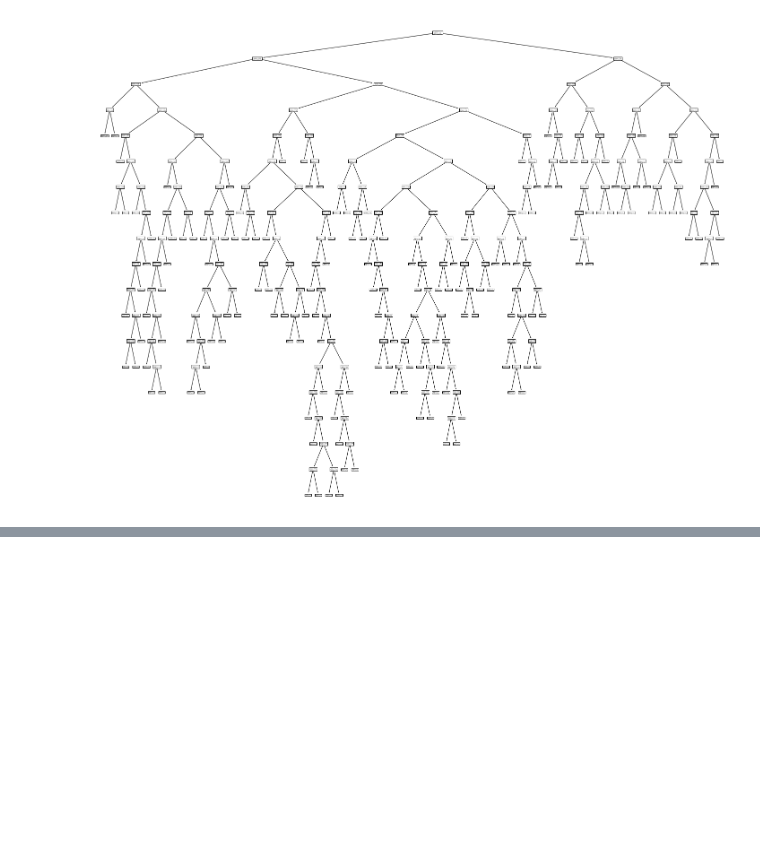
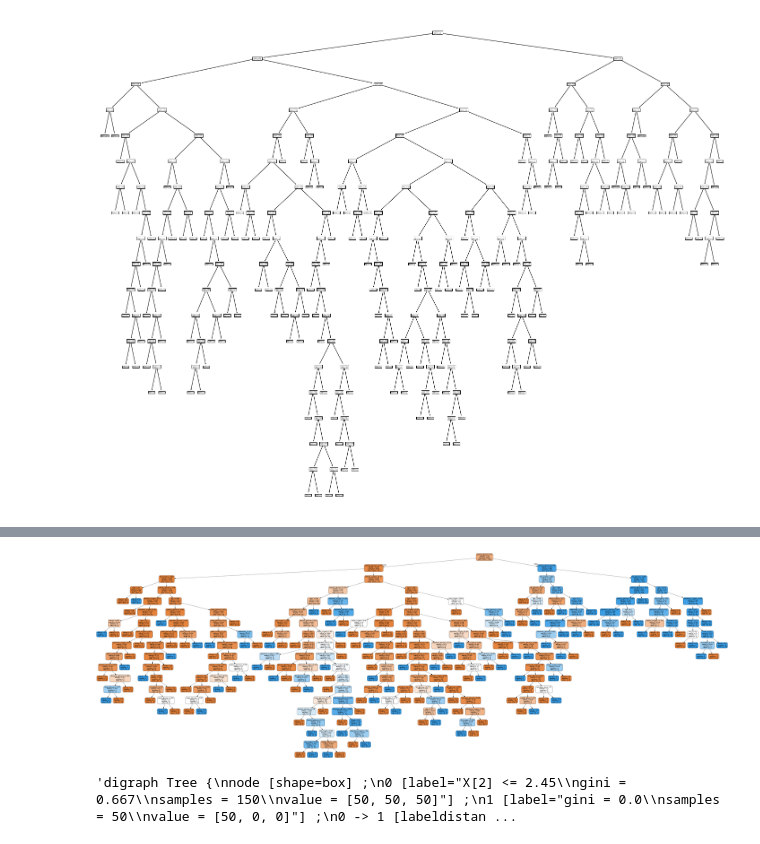
Before and after one commit to martinbudinsky3/diabetes-prediction, a Jupyter notebook: Budinsky_Balekova_Strojove_ucenie.ipynb, the cells around one changed output, grey strips where cells are left out. Drawn from its saved outputs; the diff is of its cells as text; code cells hidden in the pictures; blank space fills up the shorter version.

```diff
--- a/Budinsky_Balekova_Strojove_ucenie.ipynb
+++ b/Budinsky_Balekova_Strojove_ucenie.ipynb
@@ -727,0 +760,26 @@ ExecutableNotFound: failed to execute ['dot', '-Tsvg'], make sure the Graphviz e
+# %%
+from six import StringIO
+from IPython.display import Image
+from sklearn.tree import export_graphviz
+import pydotplus
+
+dot_data = StringIO()
+export_graphviz(cls, out_file=dot_data,
+               filled=True, rounded=True,
+               feature_names=train_data_without_cols.columns,
+               special_characters=True)
+graph = pydotplus.graph_from_dot_data(dot_data.getvalue())
+Image(graph.create_png())
+# %% [output]
+[figure, added]
+# %%
+from sklearn.datasets import load_iris
+from sklearn import tree
+
+clf = tree.DecisionTreeClassifier()
+iris = load_iris()
+
+lf = clf.fit(iris.data, iris.target)
+tree.export_graphviz(clf)
+# %% [output]
+'digraph Tree {\nnode [shape=box] ;\n0 [label="X[2] <= 2.45\\ngini = 0.667\\nsamples = 150\\nvalue = [50, 50, 50]"] ;\n1 [label="gini = 0.0\\nsamples = 50\\nvalue = [50, 0, 0]"] ;\n0 -> 1 [labeldistan ...
```
Also changed, not shown: parts of 3 cells of this notebook.
